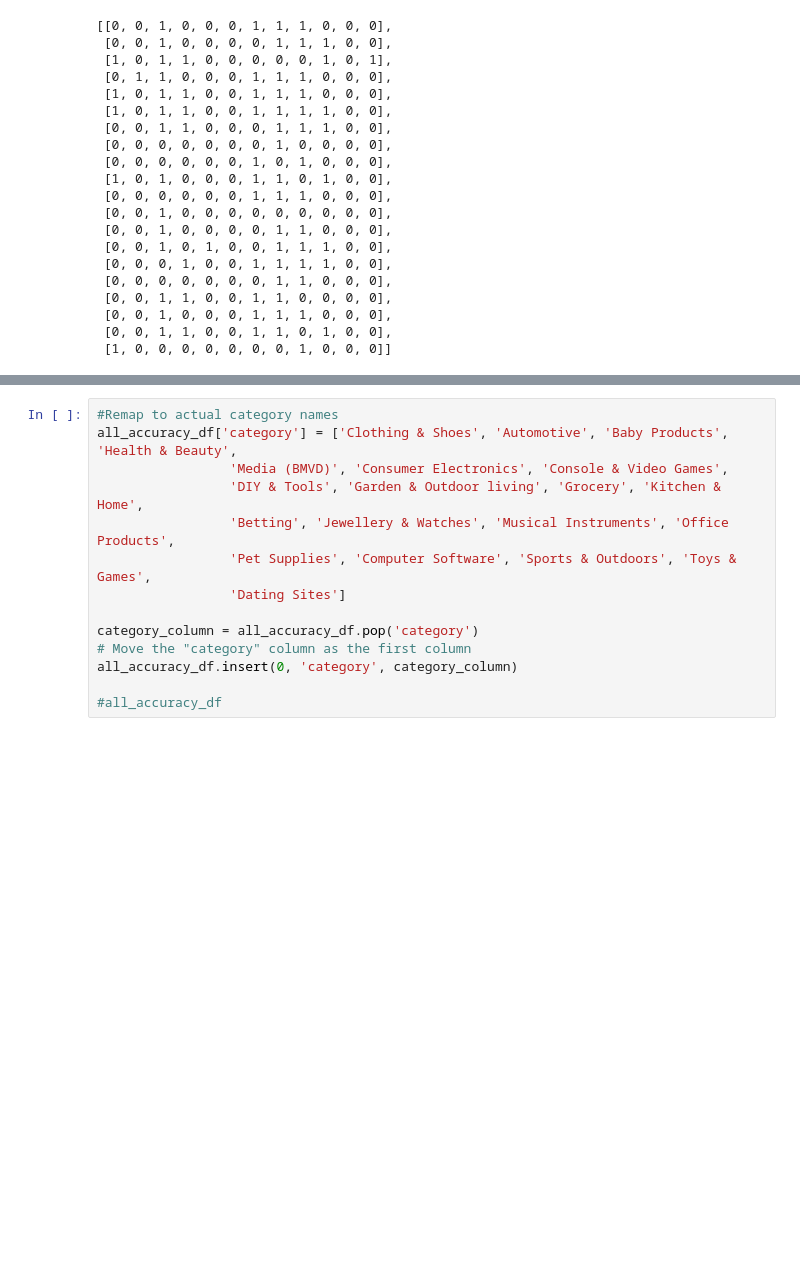
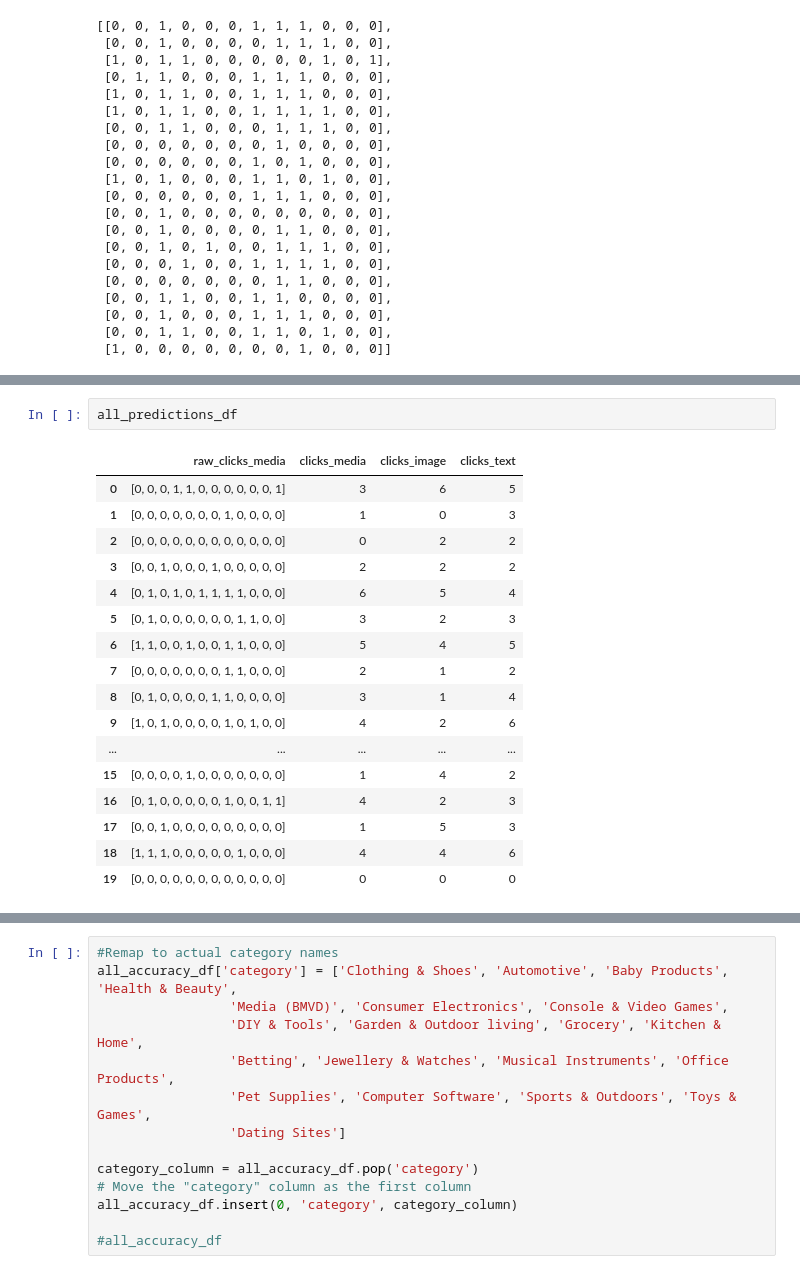
Before and after one commit to torchflash/MMAI831-Team-Project, a Jupyter notebook: Irfan/Try4_of_MMAI831_Assignment2.ipynb, the cells around one changed output, grey strips where cells are left out. Saved outputs shown, nothing was run; the diff lists cells and outputs as text; blank space fills up the shorter version.

```diff
--- a/Irfan/Try4_of_MMAI831_Assignment2.ipynb
+++ b/Irfan/Try4_of_MMAI831_Assignment2.ipynb
@@ -1052,5 +1158,25 @@ all_actual_df
 | 17 | [0, 0, 1, 0, 0, 0, 0, 0, 1, 0, 0, 0] | 2 | 3 | 4 |
 | 18 | [0, 0, 1, 1, 0, 0, 1, 0, 1, 0, 0, 0] | 4 | 4 | 5 |
 | 19 | [0, 0, 0, 0, 0, 0, 0, 0, 1, 0, 0, 0] | 1 | 0 | 2 |
+# %%
+all_predictions_df
+# %% [output]
+|  | raw_clicks_media | clicks_media | clicks_image | clicks_text |
+| 0 | [0, 0, 0, 1, 1, 0, 0, 0, 0, 0, 0, 1] | 3 | 6 | 5 |
+| 1 | [0, 0, 0, 0, 0, 0, 0, 1, 0, 0, 0, 0] | 1 | 0 | 3 |
+| 2 | [0, 0, 0, 0, 0, 0, 0, 0, 0, 0, 0, 0] | 0 | 2 | 2 |
+| 3 | [0, 0, 1, 0, 0, 0, 1, 0, 0, 0, 0, 0] | 2 | 2 | 2 |
+| 4 | [0, 1, 0, 1, 0, 1, 1, 1, 1, 0, 0, 0] | 6 | 5 | 4 |
+| 5 | [0, 1, 0, 0, 0, 0, 0, 0, 1, 1, 0, 0] | 3 | 2 | 3 |
+| 6 | [1, 1, 0, 0, 1, 0, 0, 1, 1, 0, 0, 0] | 5 | 4 | 5 |
+| 7 | [0, 0, 0, 0, 0, 0, 0, 1, 1, 0, 0, 0] | 2 | 1 | 2 |
+| 8 | [0, 1, 0, 0, 0, 0, 1, 1, 0, 0, 0, 0] | 3 | 1 | 4 |
+| 9 | [1, 0, 1, 0, 0, 0, 0, 1, 0, 1, 0, 0] | 4 | 2 | 6 |
+| ... | ... | ... | ... | ... |
+| 15 | [0, 0, 0, 0, 1, 0, 0, 0, 0, 0, 0, 0] | 1 | 4 | 2 |
+| 16 | [0, 1, 0, 0, 0, 0, 0, 1, 0, 0, 1, 1] | 4 | 2 | 3 |
+| 17 | [0, 0, 1, 0, 0, 0, 0, 0, 0, 0, 0, 0] | 1 | 5 | 3 |
+| 18 | [1, 1, 1, 0, 0, 0, 0, 0, 1, 0, 0, 0] | 4 | 4 | 6 |
+| 19 | [0, 0, 0, 0, 0, 0, 0, 0, 0, 0, 0, 0] | 0 | 0 | 0 |
 # %%
 Y_media_val_list
```
Also changed, not shown: parts of 17 cells of this notebook.
